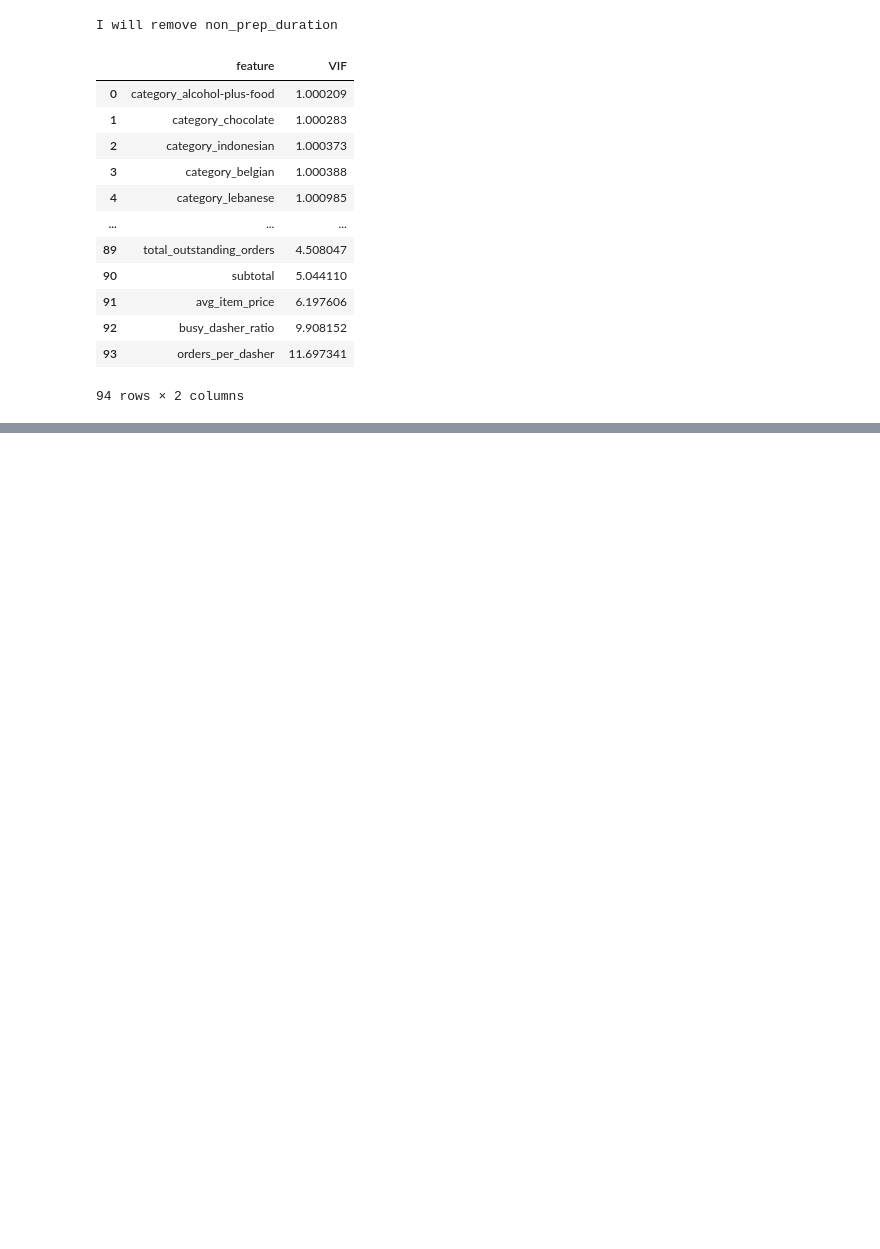
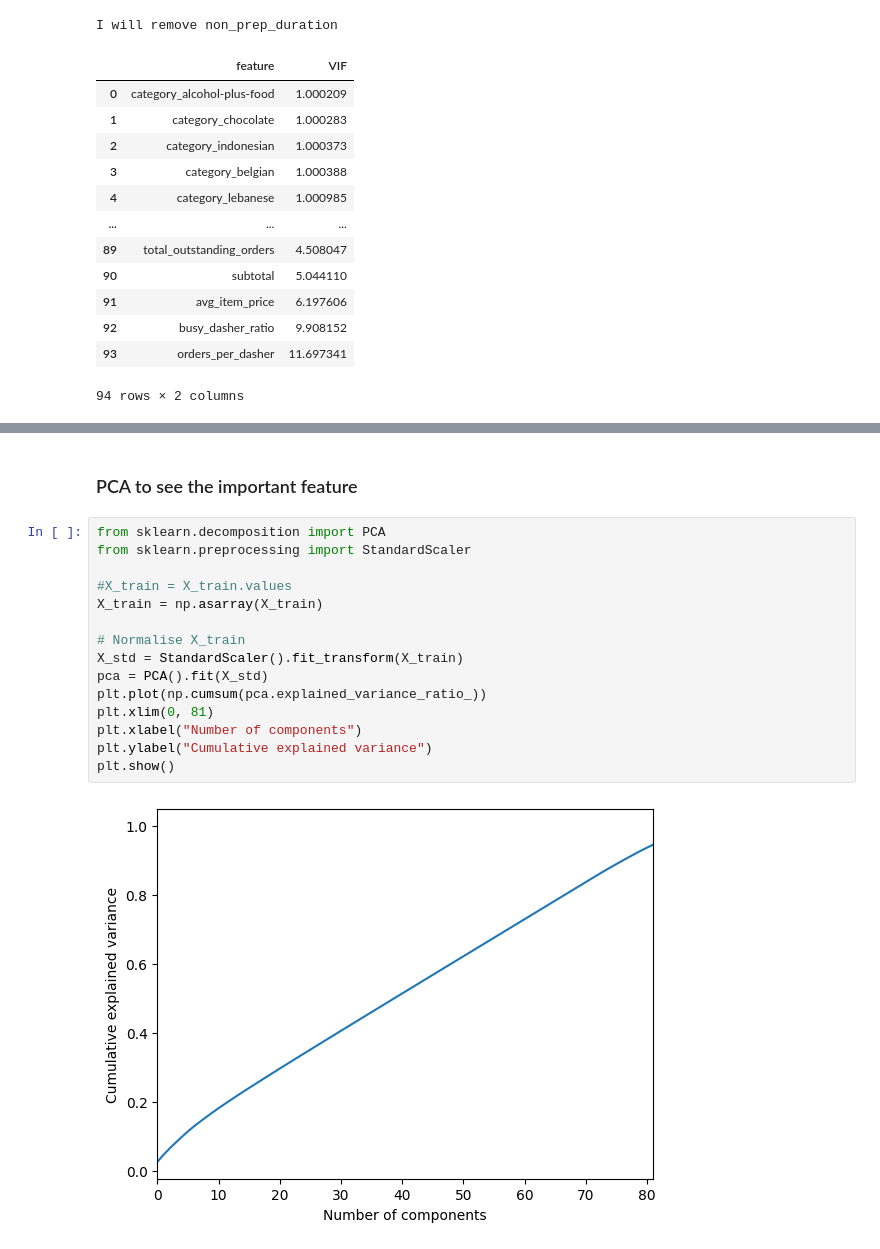
Before and after one commit to abir171915/DoorDash-delivery-time-prediction-, a Jupyter notebook: fulleda.ipynb, the cells around one changed output, grey strips where cells are left out. Drawn from its saved outputs; the diff is of its cells as text; blank space fills up the shorter version.

```diff
--- a/fulleda.ipynb
+++ b/fulleda.ipynb
@@ -616,0 +663,19 @@ I will remove non_prep_duration
+# %% [markdown]
+### PCA to see the important feature
+# %%
+from sklearn.decomposition import PCA
+from sklearn.preprocessing import StandardScaler
+
+#X_train = X_train.values
+X_train = np.asarray(X_train)
+
+# Normalise X_train
+X_std = StandardScaler().fit_transform(X_train)
+pca = PCA().fit(X_std)
+plt.plot(np.cumsum(pca.explained_variance_ratio_))
+plt.xlim(0, 81)
+plt.xlabel("Number of components")
+plt.ylabel("Cumulative explained variance")
+plt.show()
+# %% [output]
+[figure, added]
```
Also changed, not shown: parts of 6 cells of this notebook, 1 other file.
